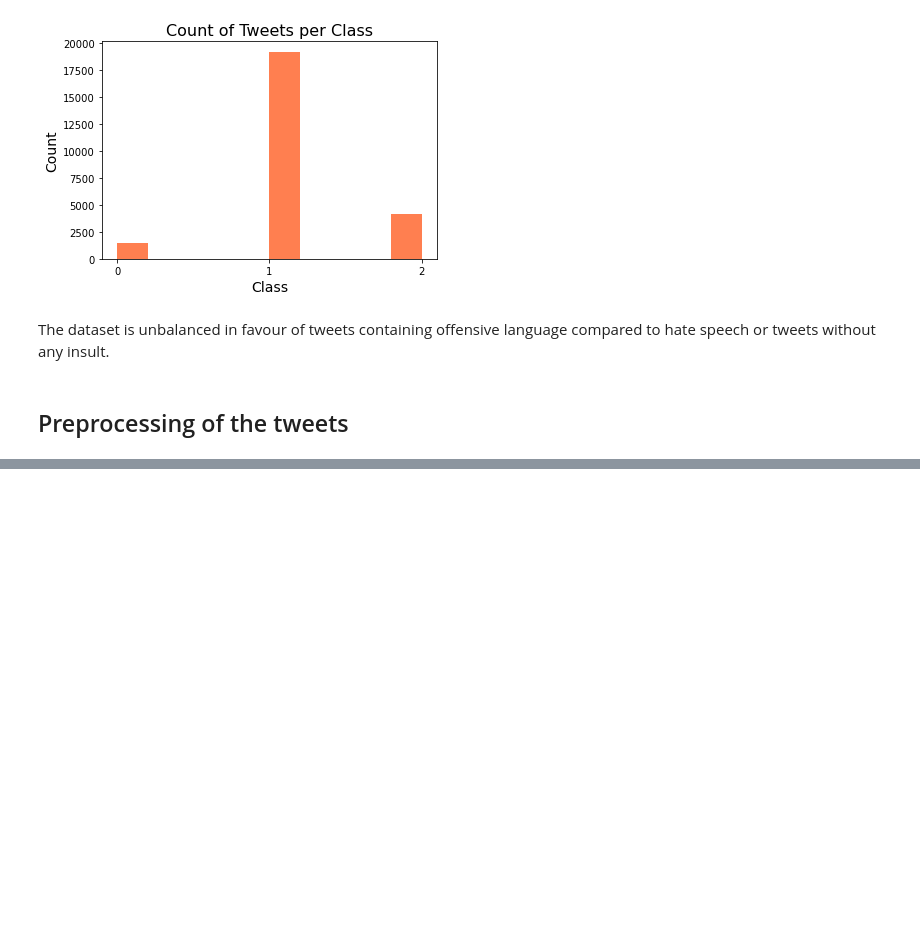
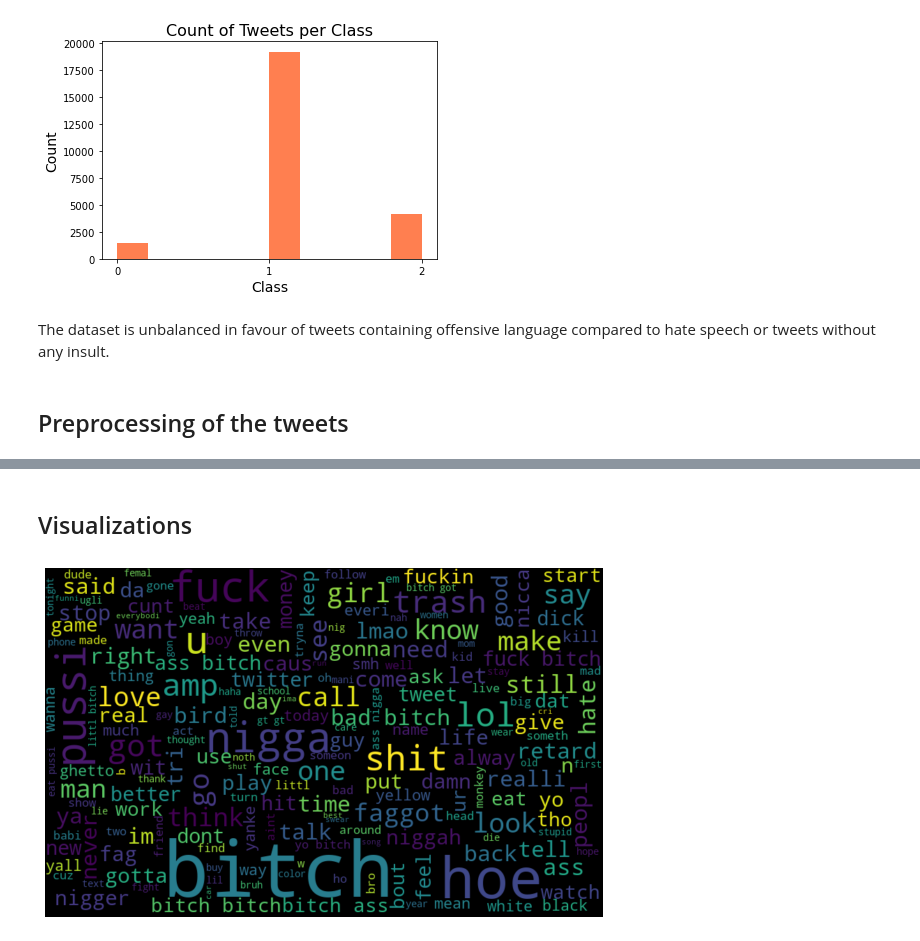
Before and after one commit to albertomonari/Hate-speech-and-offensive-language-detection, a Jupyter notebook: Hate speech and offensive language detection.ipynb, the cells around one changed output, grey strips where cells are left out. Drawn from its saved outputs; the diff is of its cells as text; code cells hidden in the pictures; blank space fills up the shorter version.

```diff
--- a/Hate speech and offensive language detection.ipynb
+++ b/Hate speech and offensive language detection.ipynb
@@ -28,5 +30,5 @@ from sklearn.feature_extraction.text import TfidfVectorizer
 # %%
-hate_speech_df = pd.read_csv("Dataset1_labeled_data.csv")
+hate_speech_df = pd.read_csv("Datasets/Dataset1_labeled_data.csv")
 # %%
 hate_speech_df
 # %% [output]
@@ -117,4 +119,4 @@ The dataset is unbalanced in favour of tweets containing offensive language comp
 # %% [markdown]
 ## Preprocessing of the tweets
 # %%
-tweets=hate_speech_df.tweet
+tweet=hate_speech_df.tweet
@@ -188,0 +217,17 @@ Blablabla bon courage Louise et Maéva
+# %% [markdown]
+## Visualizations
+# %%
+# visualizing which of the word is most commonly used in the twitter dataset
+from wordcloud import WordCloud
+%matplotlib inline
+from matplotlib import pyplot as plt
+
+all_words = ' '.join([text for text in hate_speech_df['processed_tweets'] ])
+wordcloud = WordCloud(width=800, height=500, random_state=21, max_font_size=110).generate(all_words)
+#random=0.30
+plt.figure(figsize=(10, 7))
+plt.imshow(wordcloud, interpolation="bilinear")
+plt.axis('off')
+plt.show()
+# %% [output]
+[figure, added]
```
Also changed, not shown: parts of 40 cells of this notebook, 1 other file.
